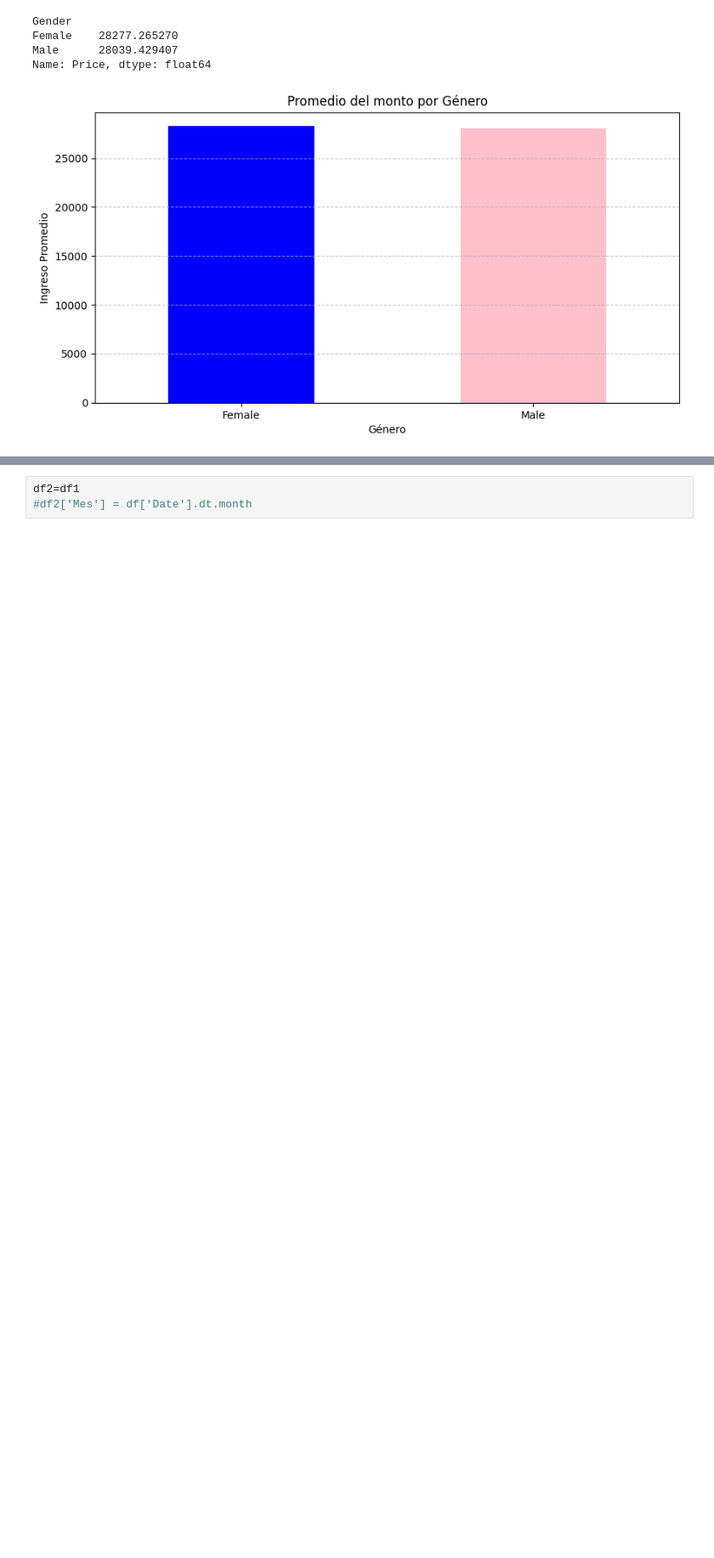
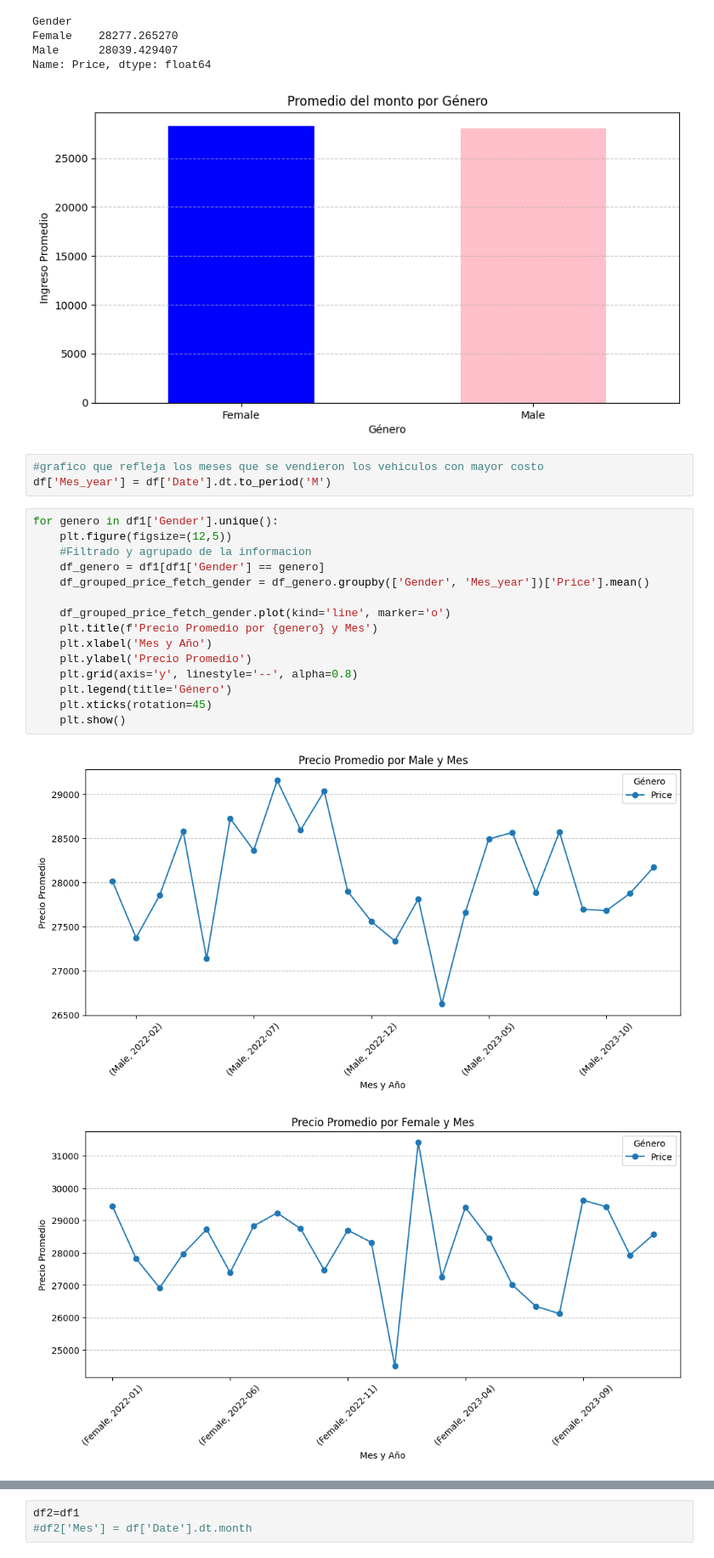
Before and after one commit to FredyR222/car_sale_boorcamp, a Jupyter notebook: code/carSale.ipynb, the cells around one changed output, grey strips where cells are left out. Shown at 85% size. Saved outputs shown, nothing was run; the diff lists cells and outputs as text; blank space fills up the shorter version.

```diff
--- a/code/carSale.ipynb
+++ b/code/carSale.ipynb
@@ -286,3 +249,24 @@ Female    28277.265270
 Male      28039.429407
 Name: Price, dtype: float64
 [figure]
+# %%
+#grafico que refleja los meses que se vendieron los vehiculos con mayor costo
+df['Mes_year'] = df['Date'].dt.to_period('M')
+# %%
+for genero in df1['Gender'].unique():
+    plt.figure(figsize=(12,5))
+    #Filtrado y agrupado de la informacion
+    df_genero = df1[df1['Gender'] == genero]
+    df_grouped_price_fetch_gender = df_genero.groupby(['Gender', 'Mes_year'])['Price'].mean()
+
+    df_grouped_price_fetch_gender.plot(kind='line', marker='o')
+    plt.title(f'Precio Promedio por {genero} y Mes')
+    plt.xlabel('Mes y Año')
+    plt.ylabel('Precio Promedio')
+    plt.grid(axis='y', linestyle='--', alpha=0.8)
+    plt.legend(title='Género')
+    plt.xticks(rotation=45)
+    plt.show()
+# %% [output]
+[figure, added]
+[figure, added]
```
Also changed, not shown: parts of 15 cells of this notebook.
